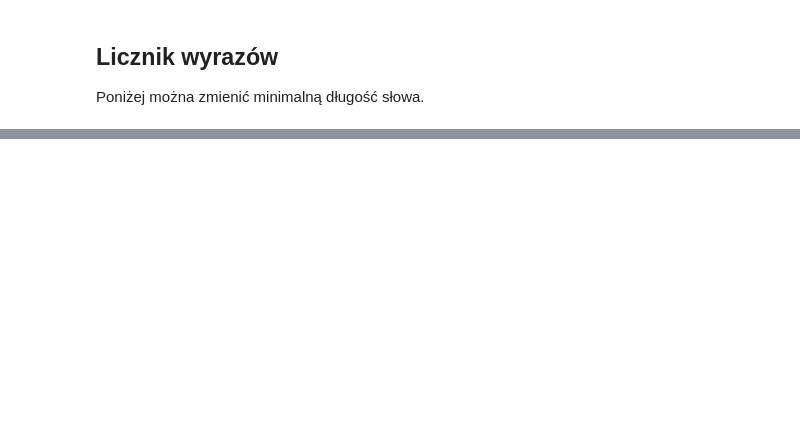
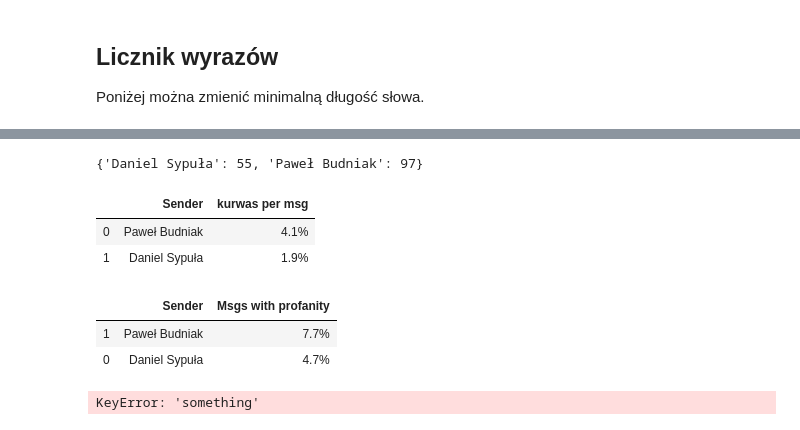
Before and after one commit to PawelBudniak/Messenger-chat-analysis, a Jupyter notebook: messenger_stats.ipynb, the cells around one changed output, grey strips where cells are left out. Saved outputs shown, nothing was run; the diff lists cells and outputs as text; code cells hidden in the pictures; blank space fills up the shorter version.

```diff
--- a/messenger_stats.ipynb
+++ b/messenger_stats.ipynb
@@ -92,0 +82,28 @@ SyntaxError: invalid syntax (<ipython-input-7-2fade7b42214>, line 1)
+# %%
+kurwas = {sender: 0 for sender in word_counts}
+for sender in word_counts:
+    for word in word_counts[sender]:
+        if 'kurw' in word or 'kurew' in word:
+            kurwas[sender] += word_counts[sender][word]
+print(kurwas)
+new_coefs = {sender:"{:.1%}".format(kurwas[sender]/msg_stats[sender][0]) for sender in kurwas}
+df = pd.DataFrame(new_coefs.items(), columns = ['Sender', 'kurwas per msg']).sort_values(by='kurwas per msg', ascending=False)
+df.reset_index(drop = True, inplace = True)
+df
+# %% [output]
+{'Daniel Sypuła': 55, 'Paweł Budniak': 97}
+|  | Sender | kurwas per msg |
+| 0 | Paweł Budniak | 4.1% |
+| 1 | Daniel Sypuła | 1.9% |
+# %%
+pcoeffs = stats.get_profanity_coefficients(word_counts, msg_stats)
+df = pd.DataFrame(pcoeffs.items(), columns = ['Sender', 'Msgs with profanity']).sort_values(by = 'Msgs with profanity', ascending = False)
+df
+# %% [output]
+|  | Sender | Msgs with profanity |
+| 1 | Paweł Budniak | 7.7% |
+| 0 | Daniel Sypuła | 4.7% |
+# %%
+word_counts['Paweł Budniak']['something']
+# %% [output]
+KeyError: 'something'
```
Also changed, not shown: parts of 10 cells of this notebook, 1 other file.
